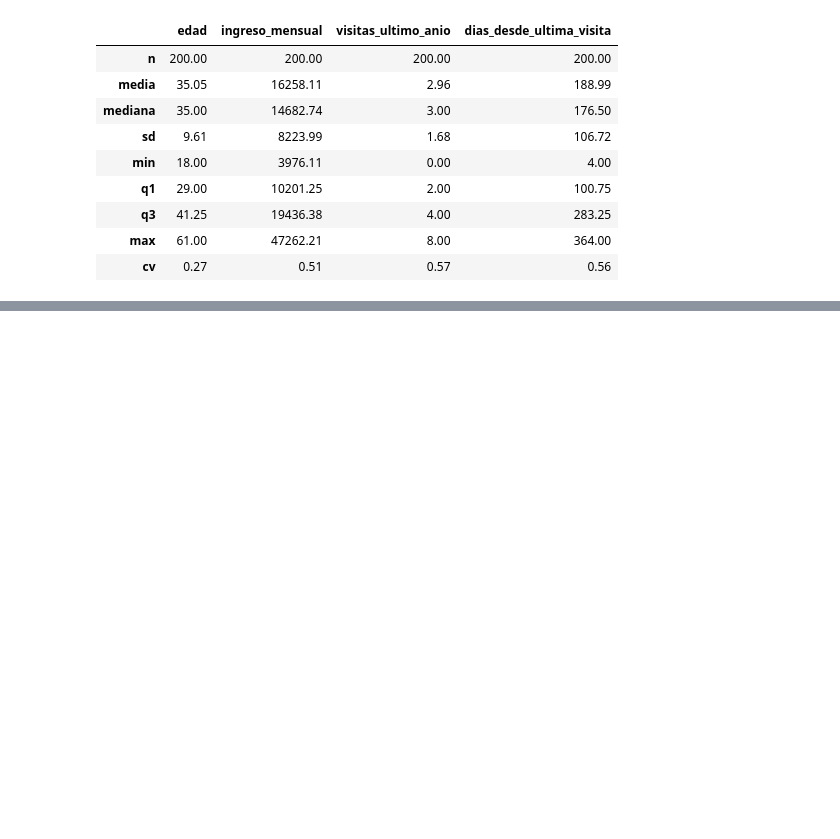
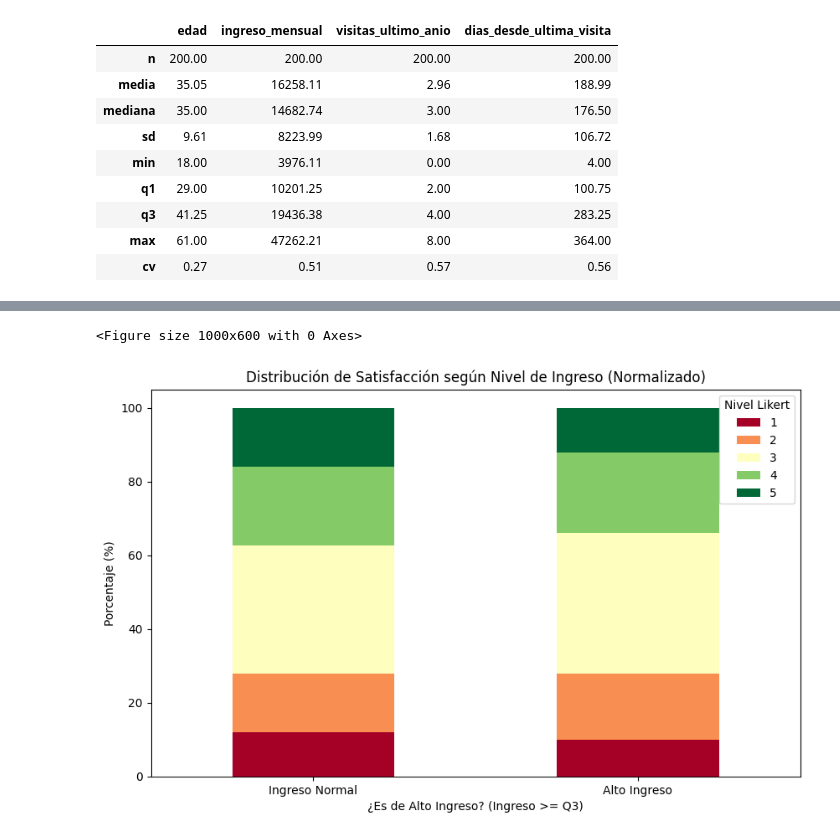
Before and after one commit to MartinezOrtizEduardoAntonio/mineria_de_datos, a Jupyter notebook: Untitled1.ipynb, the cells around one changed output, grey strips where cells are left out. Cells and saved outputs as stored; diff of their text form; code cells hidden in the pictures; blank space fills up the shorter version.

```diff
--- a/Untitled1.ipynb
+++ b/Untitled1.ipynb
@@ -1021,0 +1189,13 @@ razon_stats
+# %%
+# Gráfico de barras apiladas para visualizar el hallazgo
+plt.figure(figsize=(10, 6))
+cross_tab.plot(kind='bar', stacked=True, colormap='RdYlGn', figsize=(10,6))
+plt.title('Distribución de Satisfacción según Nivel de Ingreso (Normalizado)')
+plt.xlabel('¿Es de Alto Ingreso? (Ingreso >= Q3)')
+plt.ylabel('Porcentaje (%)')
+plt.legend(title='Nivel Likert', bbox_to_anchor=(1, 1))
+plt.xticks([0, 1], ['Ingreso Normal', 'Alto Ingreso'], rotation=0)
+plt.show()
+# %% [output]
+<Figure size 1000x600 with 0 Axes>
+[figure, added]
```
Also changed, not shown: parts of 14 cells of this notebook.
